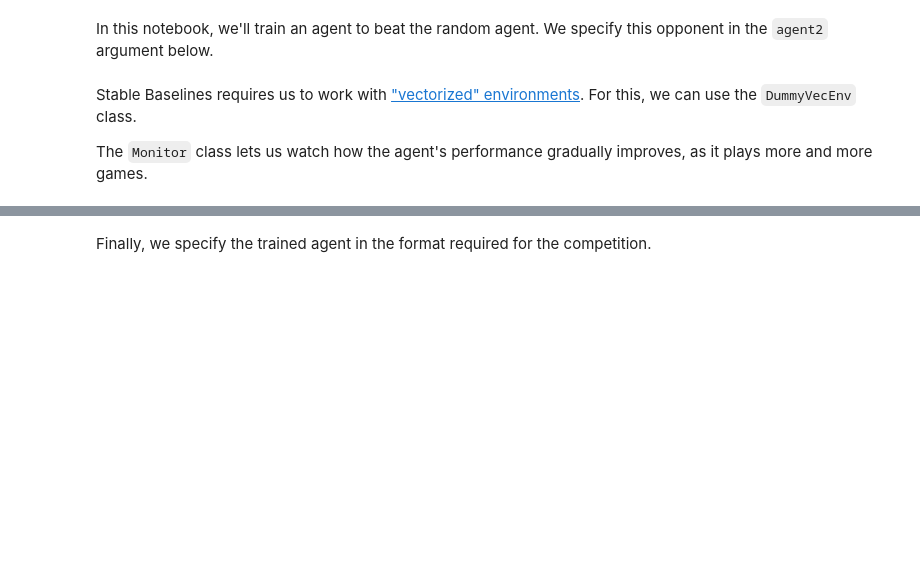
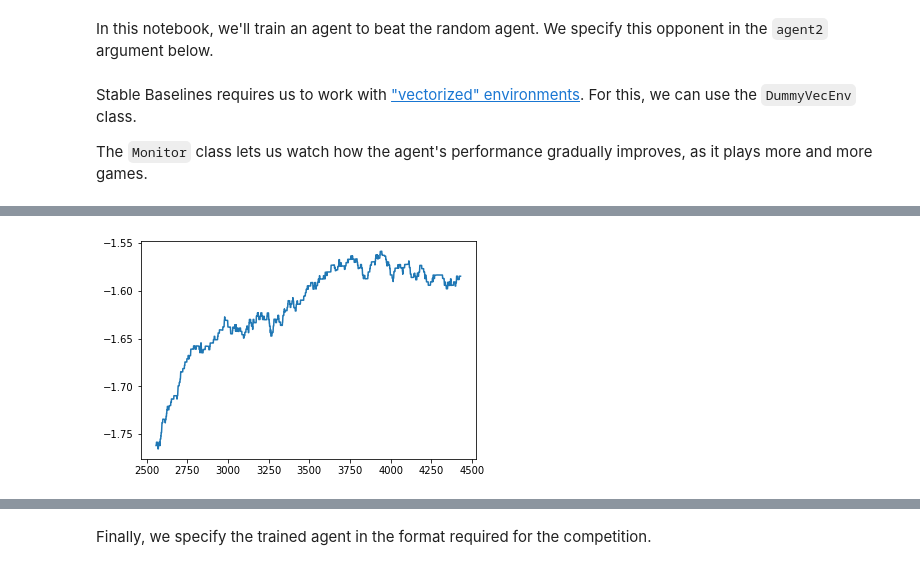
Before and after one commit to davidabelin/kaggle-files, a Jupyter notebook: connect4/mixed_training_trained.ipynb, the cells around one changed output, grey strips where cells are left out. Cells and saved outputs as stored; diff of their text form; code cells hidden in the pictures; blank space fills up the shorter version.

```diff
--- a/connect4/mixed_training_trained.ipynb
+++ b/connect4/mixed_training_trained.ipynb
@@ -224,0 +231,10 @@ from pruner_v5 import my_agent as pruner_v5
+# %%
+# Plot cumulative reward
+with open(os.path.join(log_dir, "monitor.csv"), 'rt') as fh:
+    firstline = fh.readline()
+    assert firstline[0] == '#'
+    df = pd.read_csv(fh, index_col=None)['r']
+df.rolling(window=2560).mean().plot()
+plt.show()
+# %% [output]
+[figure, added]
```
Also changed, not shown: parts of 26 cells of this notebook, 2 other files.
